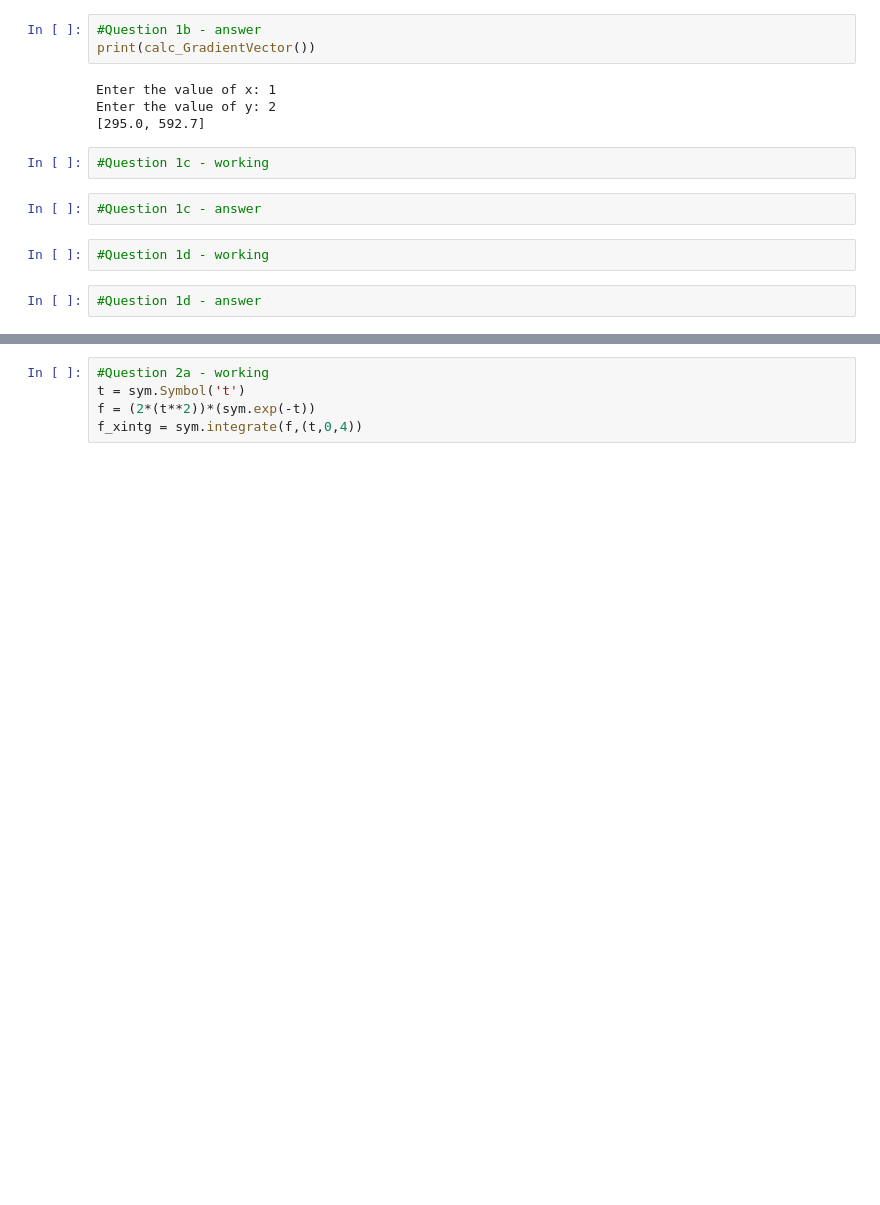
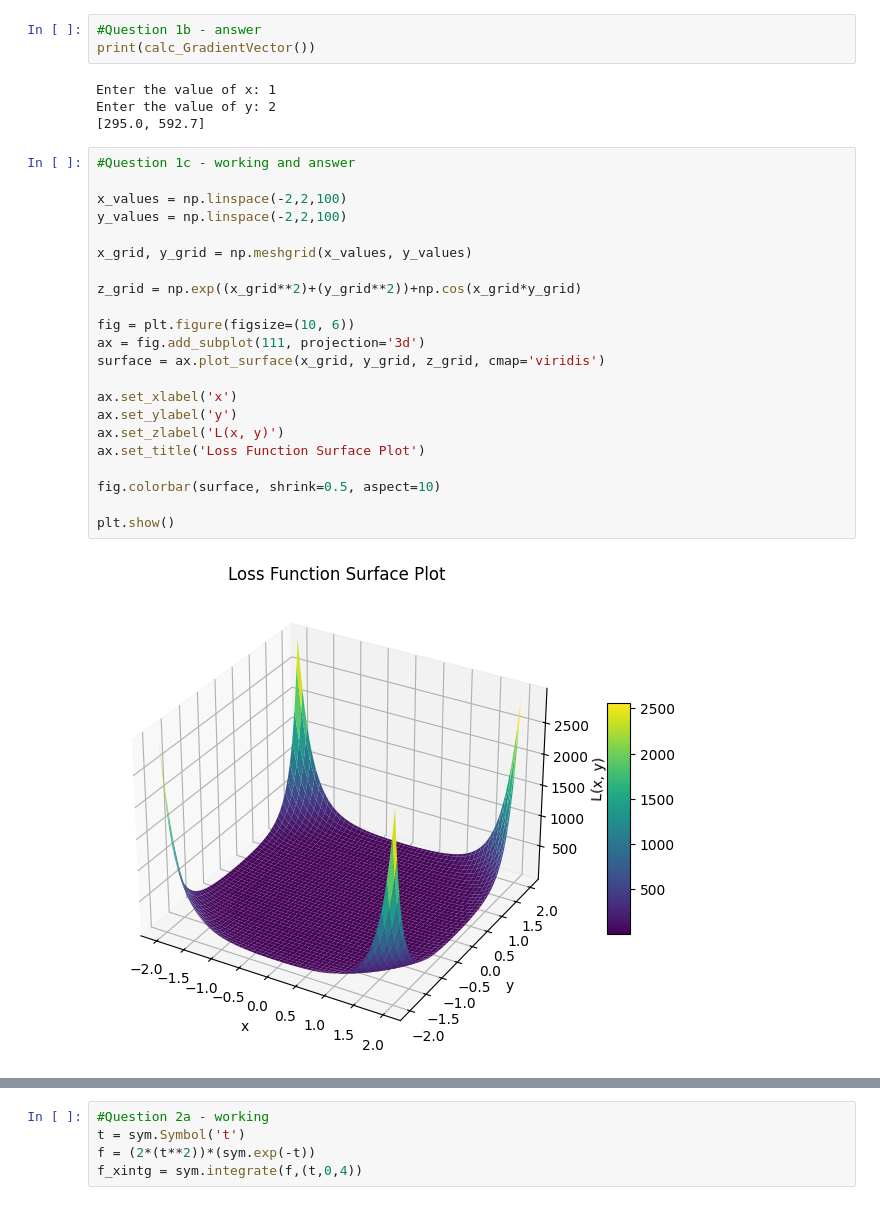
Before and after one commit to Muh-Ayyub/Advanced-Mathmatics-Using-Google-colab, a Jupyter notebook: CM2607_Coursework.ipynb, the cells around one changed output, grey strips where cells are left out. Cells and saved outputs as stored; diff of their text form; blank space fills up the shorter version.

Commit message:
3rd commit - Completed questions left to be solved later. Only question 5 remains.

```diff
--- a/CM2607_Coursework.ipynb
+++ b/CM2607_Coursework.ipynb
@@ -51,11 +51,27 @@ print(calc_GradientVector())
 Enter the value of x: 1
 Enter the value of y: 2
 [295.0, 592.7]
-# %%
-#Question 1c - working
-# %%
-#Question 1c - answer
-# %%
-#Question 1d - working
-# %%
-#Question 1d - answer
+# %%
+#Question 1c - working and answer
+
+x_values = np.linspace(-2,2,100)
+y_values = np.linspace(-2,2,100)
+
+x_grid, y_grid = np.meshgrid(x_values, y_values)
+
+z_grid = np.exp((x_grid**2)+(y_grid**2))+np.cos(x_grid*y_grid)
+
+fig = plt.figure(figsize=(10, 6))
+ax = fig.add_subplot(111, projection='3d')
+surface = ax.plot_surface(x_grid, y_grid, z_grid, cmap='viridis')
+
+ax.set_xlabel('x')
+ax.set_ylabel('y')
+ax.set_zlabel('L(x, y)')
+ax.set_title('Loss Function Surface Plot')
+
+fig.colorbar(surface, shrink=0.5, aspect=10)
+
+plt.show()
+# %% [output]
+[figure, added]
```
Also changed, not shown: parts of 2 cells of this notebook.
